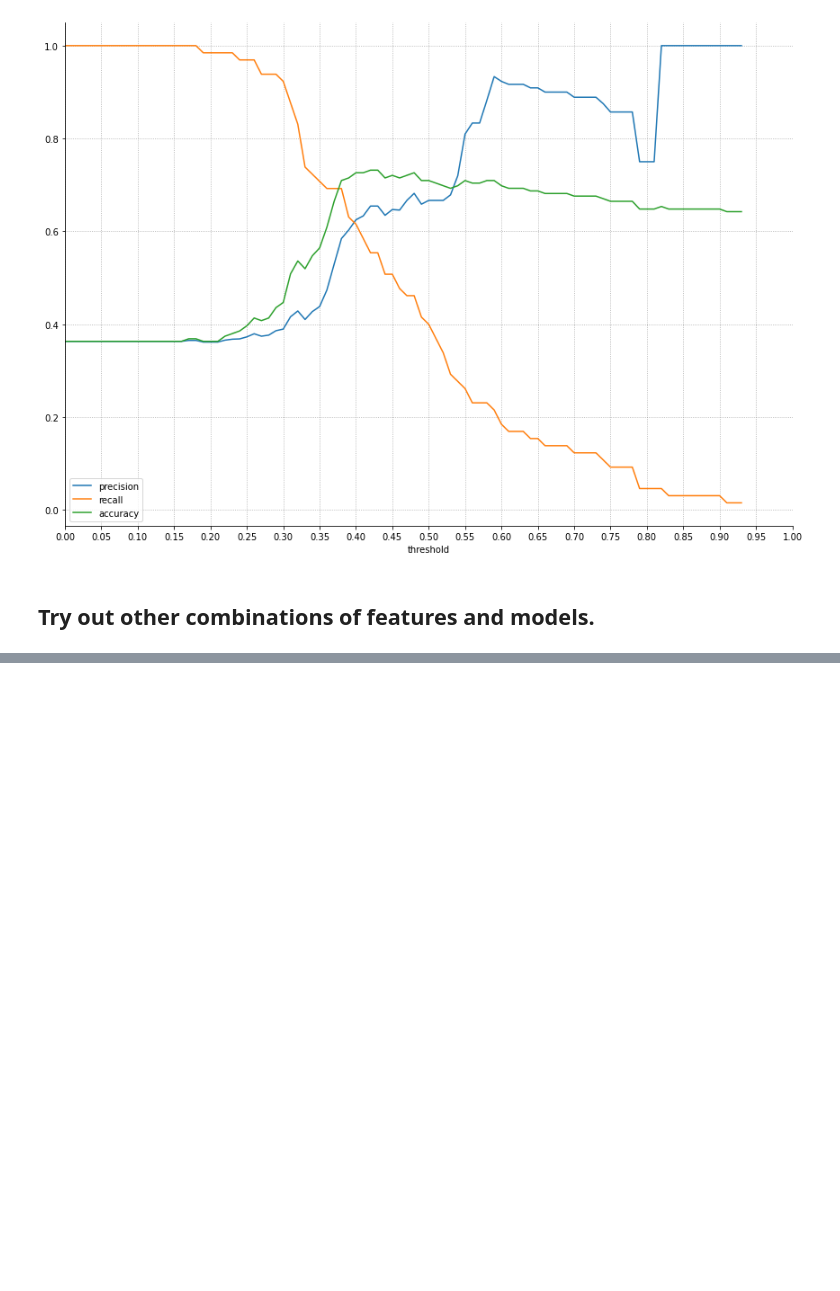
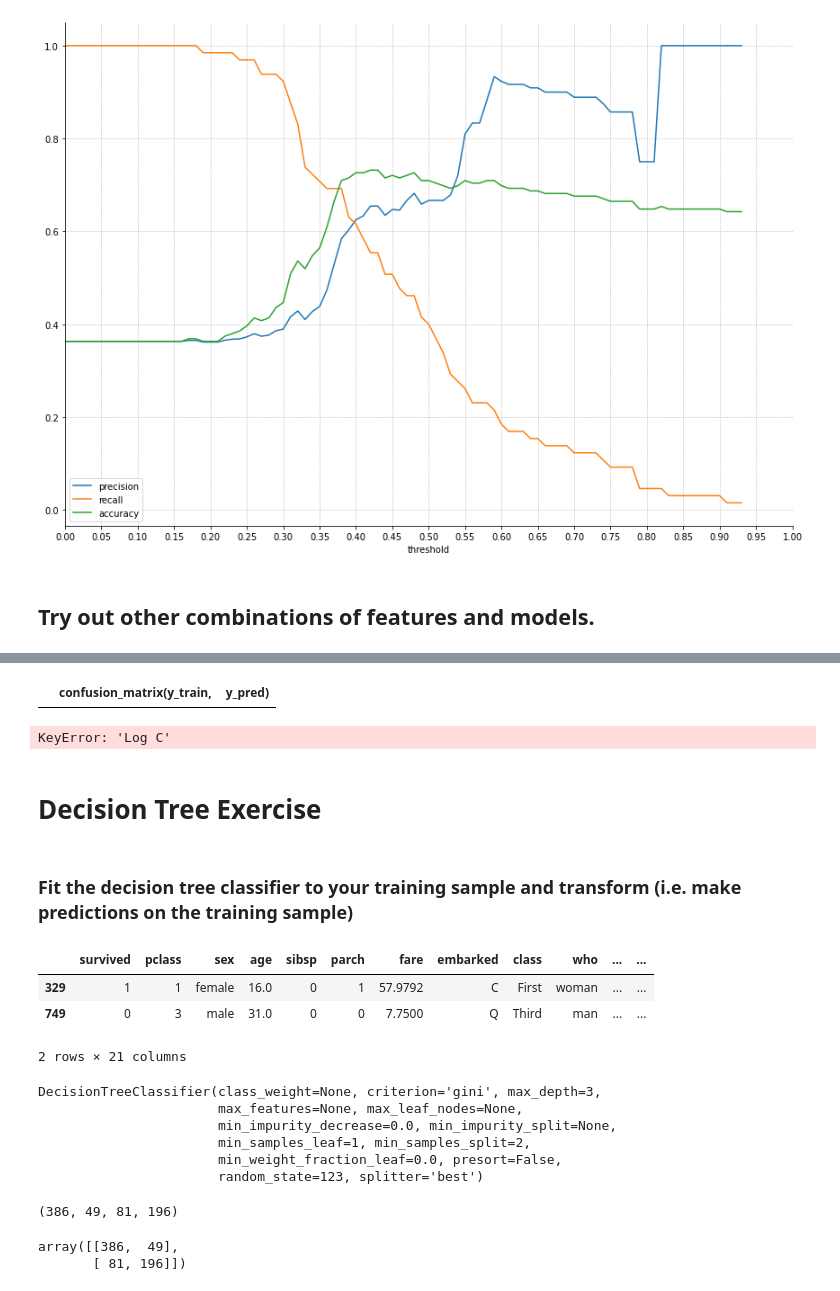
Before and after one commit to ravinder79/classification, a Jupyter notebook: model.ipynb, the cells around one changed output, grey strips where cells are left out. Drawn from its saved outputs; the diff is of its cells as text; code cells hidden in the pictures; blank space fills up the shorter version.

```diff
--- a/model.ipynb
+++ b/model.ipynb
@@ -470,0 +512,11 @@ weighted avg       0.82      0.82      0.82       179
+# %%
+table
+# %% [output]
+|  | confusion_matrix(y_train, | y_pred) |
+# %%
+# Plots below for training dataset
+sns.lineplot(x = table['Log C'], y = 'Precision_t', data = table)
+sns.lineplot(x = table['Log C'], y = 'Accuracy_t', data = table)
+sns.lineplot(x = table['Log C'], y = 'Recall_t', data = table)
+# %% [output]
+KeyError: 'Log C'
@@ -470,0 +531,22 @@ weighted avg       0.82      0.82      0.82       179
+# %% [markdown]
+# Decision Tree Exercise
+# %% [markdown]
+### Fit the decision tree classifier to your training sample and transform (i.e. make predictions on the training sample)
+# %%
+#df = acquire.get_titanic_data()
+df = sns.load_dataset('titanic')
+train, test = prepare.prep_titanic(df)
+# %%
+encoder = sklearn.preprocessing.OneHotEncoder(sparse = False)
+
+encoder.fit(train[['sex']])
+m = encoder.transform(train[['sex']])
+
+train = pd.concat([train, pd.DataFrame(m, columns = ['female', 'male'], index = train.index)], axis =1)
+# %%
+train.head(2)
+# %% [output]
+|  | survived | pclass | sex | age | sibsp | parch | fare | embarked | class | who | ... | ... |
+| 329 | 1 | 1 | female | 16.0 | 0 | 1 | 57.9792 | C | First | woman | ... | ... |
+| 749 | 0 | 3 | male | 31.0 | 0 | 0 | 7.7500 | Q | Third | man | ... | ... |
+2 rows × 21 columns
@@ -470,0 +565,9 @@ weighted avg       0.82      0.82      0.82       179
+# %%
+clf.fit(X_train, y_train)
+# %% [output]
+DecisionTreeClassifier(class_weight=None, criterion='gini', max_depth=3,
+                       max_features=None, max_leaf_nodes=None,
+                       min_impurity_decrease=0.0, min_impurity_split=None,
+                       min_samples_leaf=1, min_samples_split=2,
+                       min_weight_fraction_leaf=0.0, presort=False,
+                       random_state=123, splitter='best')
@@ -470,0 +578,10 @@ weighted avg       0.82      0.82      0.82       179
+# %%
+tn, fp, fn, tp = confusion_matrix(y_train, y_pred).ravel()
+tn, fp, fn, tp
+# %% [output]
+(386, 49, 81, 196)
+# %%
+confusion_matrix(y_train, y_pred)
+# %% [output]
+array([[386,  49],
+       [ 81, 196]])
```
Also changed, not shown: parts of 29 cells of this notebook.
